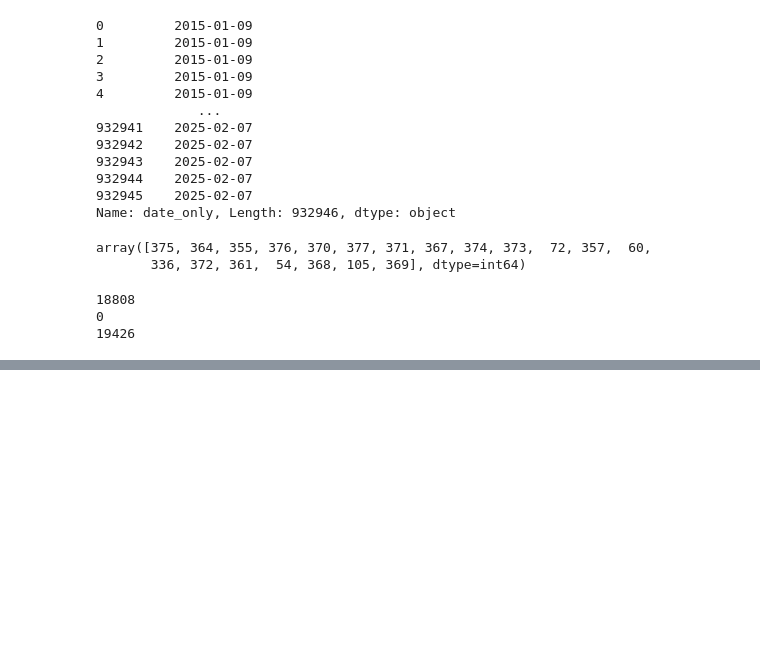
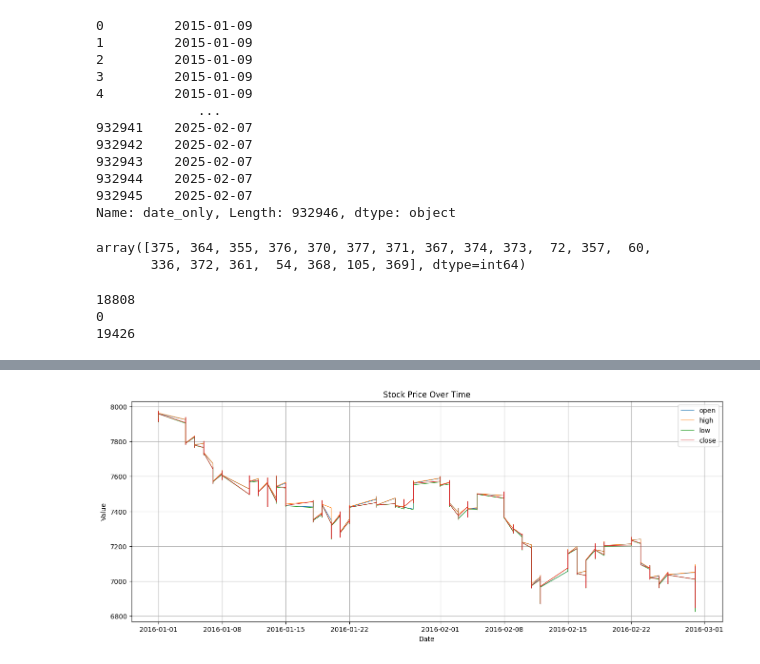
Before and after one commit to AnoopCA/Stock-Market-Prediction, a Jupyter notebook: Notebooks/get_data.ipynb, the cells around one changed output, grey strips where cells are left out. Cells and saved outputs as stored; diff of their text form; code cells hidden in the pictures; blank space fills up the shorter version.

```diff
--- a/Notebooks/get_data.ipynb
+++ b/Notebooks/get_data.ipynb
@@ -75,0 +108,17 @@ print(max(vocab))
+# %%
+stock_data_2015 = stock_data[(stock_data['date'].dt.year == 2016) & ((stock_data['date'].dt.month == 1) | (stock_data['date'].dt.month == 2))]
+
+plt.figure(figsize=(16, 6))
+plt.plot(stock_data_2015['date_only'], stock_data_2015['open'], label='open', lw=0.8)
+plt.plot(stock_data_2015['date_only'], stock_data_2015['high'], label='high', lw=0.8)
+plt.plot(stock_data_2015['date_only'], stock_data_2015['low'], label='low', lw=0.8)
+plt.plot(stock_data_2015['date_only'], stock_data_2015['close'], label='close', lw=0.8)
+
+plt.xlabel('Date')
+plt.ylabel('Value')
+plt.title('Stock Price Over Time')
+plt.legend()
+plt.grid(True)
+plt.show()
+# %% [output]
+[figure, added]
```
Also changed, not shown: parts of 3 cells of this notebook, 2 other files.
